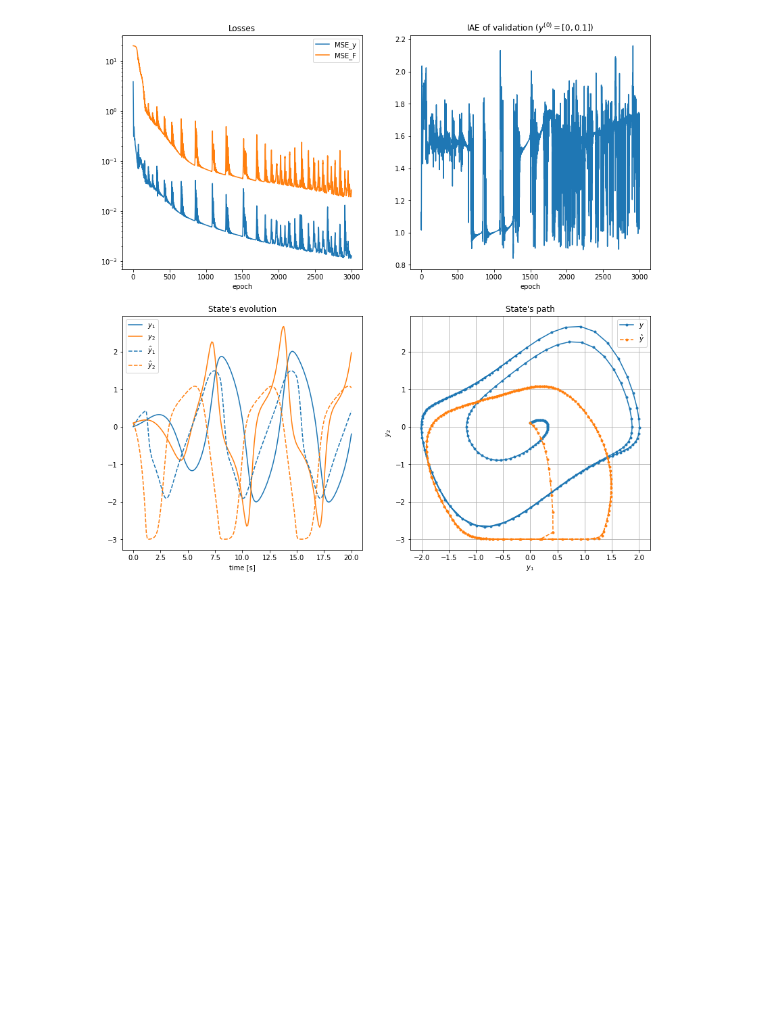
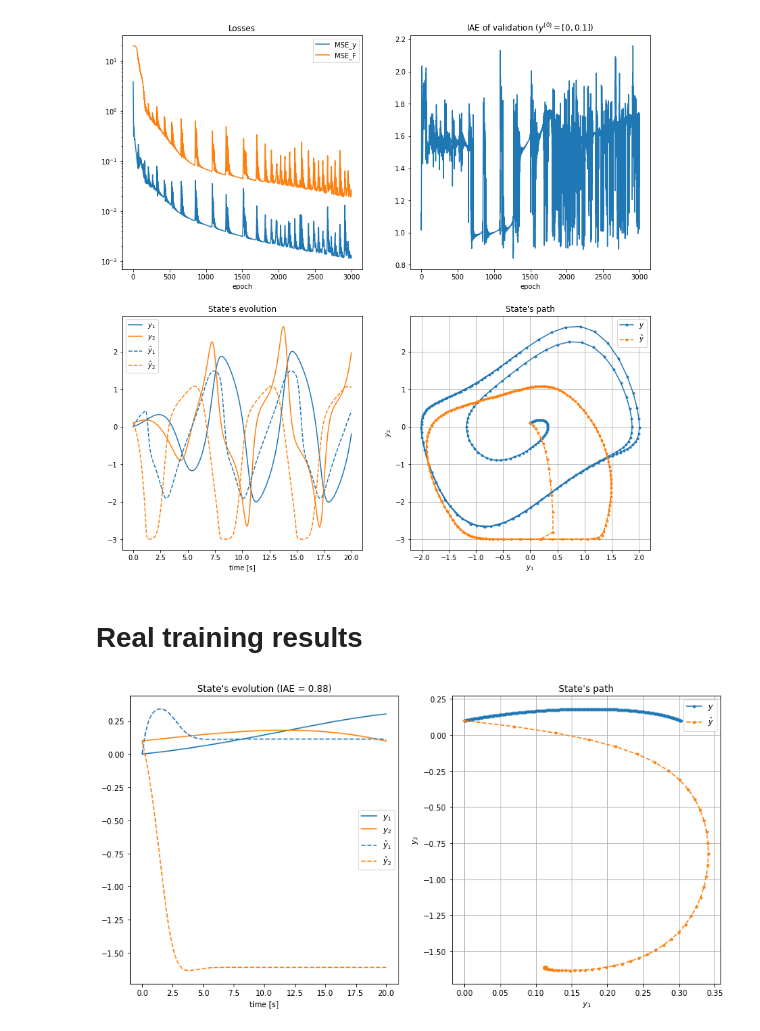
Before and after one commit to brunompacheco/deq-vdp, a Jupyter notebook: notebooks/0.2-bmp-van-der-pol-oscillator.ipynb, the cells around one changed output. Cells and saved outputs as stored; diff of their text form; code cells hidden in the pictures; blank space fills up the shorter version.

Commit message:
WIP: visualize performance of trained models

```diff
--- a/notebooks/0.2-bmp-van-der-pol-oscillator.ipynb
+++ b/notebooks/0.2-bmp-van-der-pol-oscillator.ipynb
@@ -194,3 +198,5 @@ axs[1,1].grid()
 plt.show()
 # %% [output]
 [figure]
+# %% [markdown]
+# Real training results
@@ -196,0 +205,59 @@ plt.show()
+# %%
+net = nn.Sequential(
+    nn.Linear(4,20),
+    nn.Tanh(),
+    nn.Linear(20,20),
+    nn.Tanh(),
+    nn.Linear(20,20),
+    nn.Tanh(),
+    nn.Linear(20,20),
+    nn.Tanh(),
+    nn.Linear(20,2),
+    nn.Tanh()
+)
+h = lambda y: y * 3  # maps tanh output to state domain
+net = load_from_wandb(net, '261x5c9o', model_fname='model_last').to(device)
+net.eval()
+
+# validation vars
+y0 = torch.zeros(1,2).to(device)
+y0[0,1] = .1
+u = torch.zeros(1,1).to(device)
+dt = torch.ones(1,1).to(device) * 0.01
+K = 200
+
+x = torch.cat((dt,y0,u), dim=-1)
+Y = [y0.cpu().detach().numpy().squeeze(),]
+with torch.no_grad():
+    for n in range(K):
+        y_next = h(net(x))
+        Y.append(y_next.cpu().detach().numpy().squeeze())
+        x = torch.cat((dt,y_next,u), dim=-1)
+
+iae = np.abs(Y_ref - Y).mean()
+
+Y = np.stack(Y)
+time = [0.1 * k for k in range(N+1)]
+
+fig, axs = plt.subplots(1,2)
+fig.set_size_inches(14,7)
+
+axs[0].set_title(f"State's evolution (IAE = {iae:.2f})")
+axs[0].plot(time, Y_ref[:,0], c='tab:blue', label='$y_1$')
+axs[0].plot(time, Y_ref[:,1], c='tab:orange', label='$y_2$')
+axs[0].plot(time, Y[:,0], '--', c='tab:blue', label='$\hat{y}_1$')
+axs[0].plot(time, Y[:,1], '--', c='tab:orange', label='$\hat{y}_2$')
+axs[0].set_xlabel('time [s]')
+axs[0].legend()
+
+axs[1].set_title("State's path")
+axs[1].plot(Y_ref[:,0], Y_ref[:,1], marker='.', label='$y$')
+axs[1].plot(Y[:,0], Y[:,1], '--', marker='.', label='$\hat{y}$')
+axs[1].set_xlabel('$y_1$')
+axs[1].set_ylabel('$y_2$')
+axs[1].legend()
+axs[1].grid()
+
+fig.show()
+# %% [output]
+[figure, added]
```
Also changed, not shown: parts of 5 cells of this notebook.
